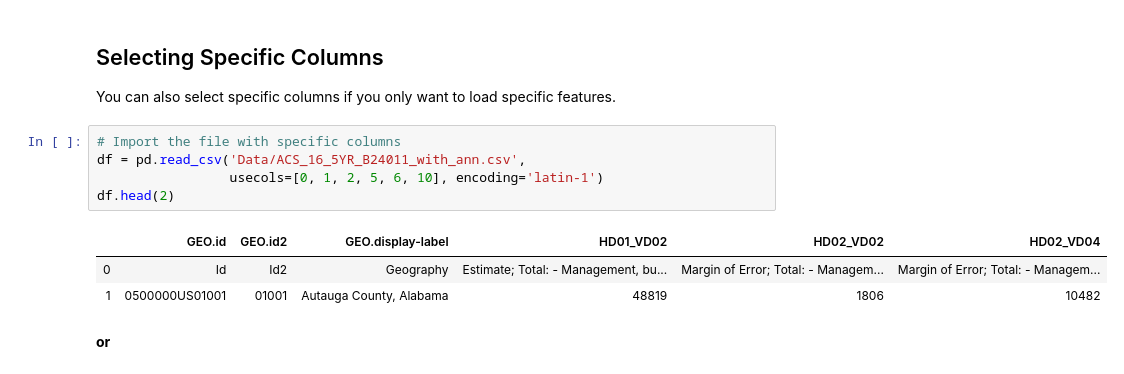
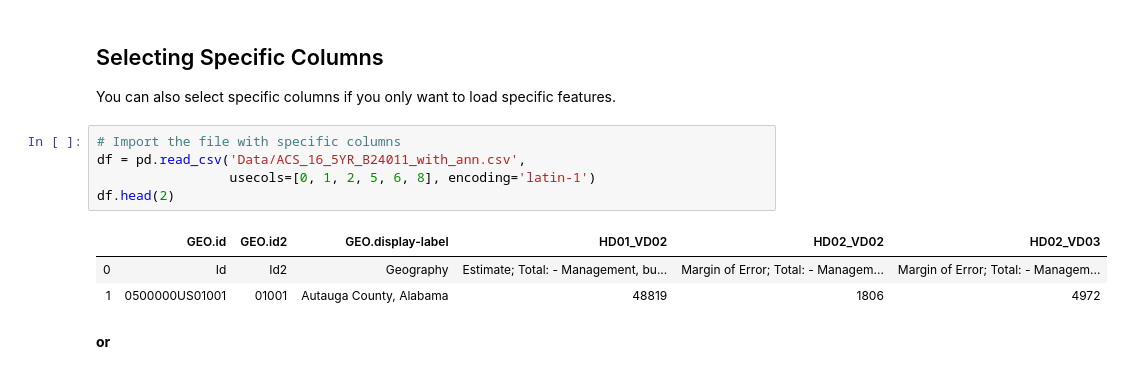
Before and after one commit to jskim1307/dsc-importing-data-using-pandas-hbs-ds-060120, a Jupyter notebook: index.ipynb, the cells around one changed output. Cells and saved outputs as stored; diff of their text form.

```diff
--- a/index.ipynb
+++ b/index.ipynb
@@ -150,12 +150,12 @@ You can also select specific columns if you only want to load specific features.
 # %%
 # Import the file with specific columns
 df = pd.read_csv('Data/ACS_16_5YR_B24011_with_ann.csv',
-                 usecols=[0, 1, 2, 5, 6, 10], encoding='latin-1')
+                 usecols=[0, 1, 2, 5, 6, 8], encoding='latin-1')
 df.head(2)
 # %% [output]
-|  | GEO.id | GEO.id2 | GEO.display-label | HD01_VD02 | HD02_VD02 | HD02_VD04 |
+|  | GEO.id | GEO.id2 | GEO.display-label | HD01_VD02 | HD02_VD02 | HD02_VD03 |
 | 0 | Id | Id2 | Geography | Estimate; Total: - Management, bu... | Margin of Error; Total: - Managem... | Margin of Error; Total: - Managem... |
-| 1 | 0500000US01001 | 01001 | Autauga County, Alabama | 48819 | 1806 | 10482 |
+| 1 | 0500000US01001 | 01001 | Autauga County, Alabama | 48819 | 1806 | 4972 |
 # %% [markdown]
 **or**
 # %%
```
